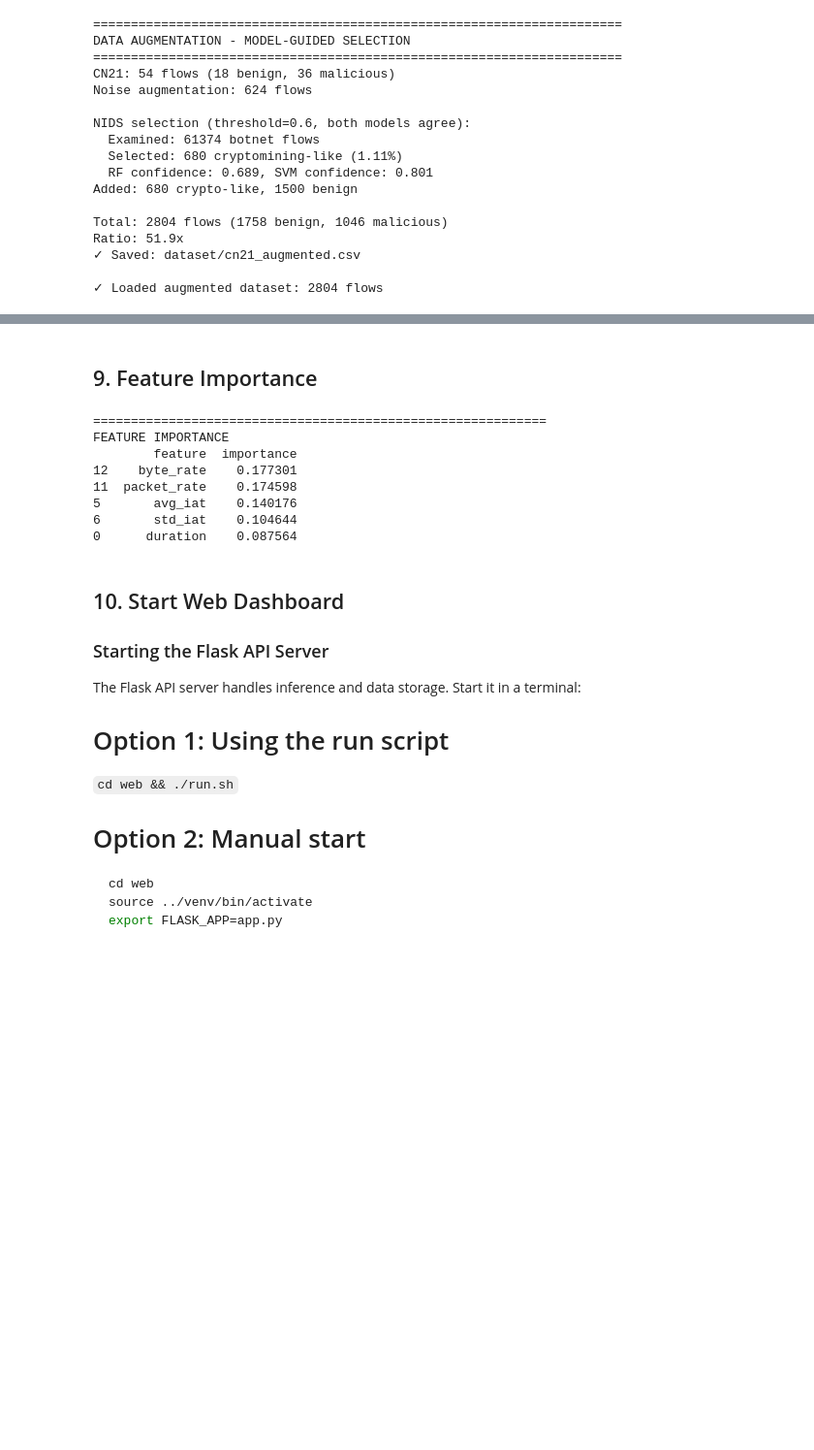
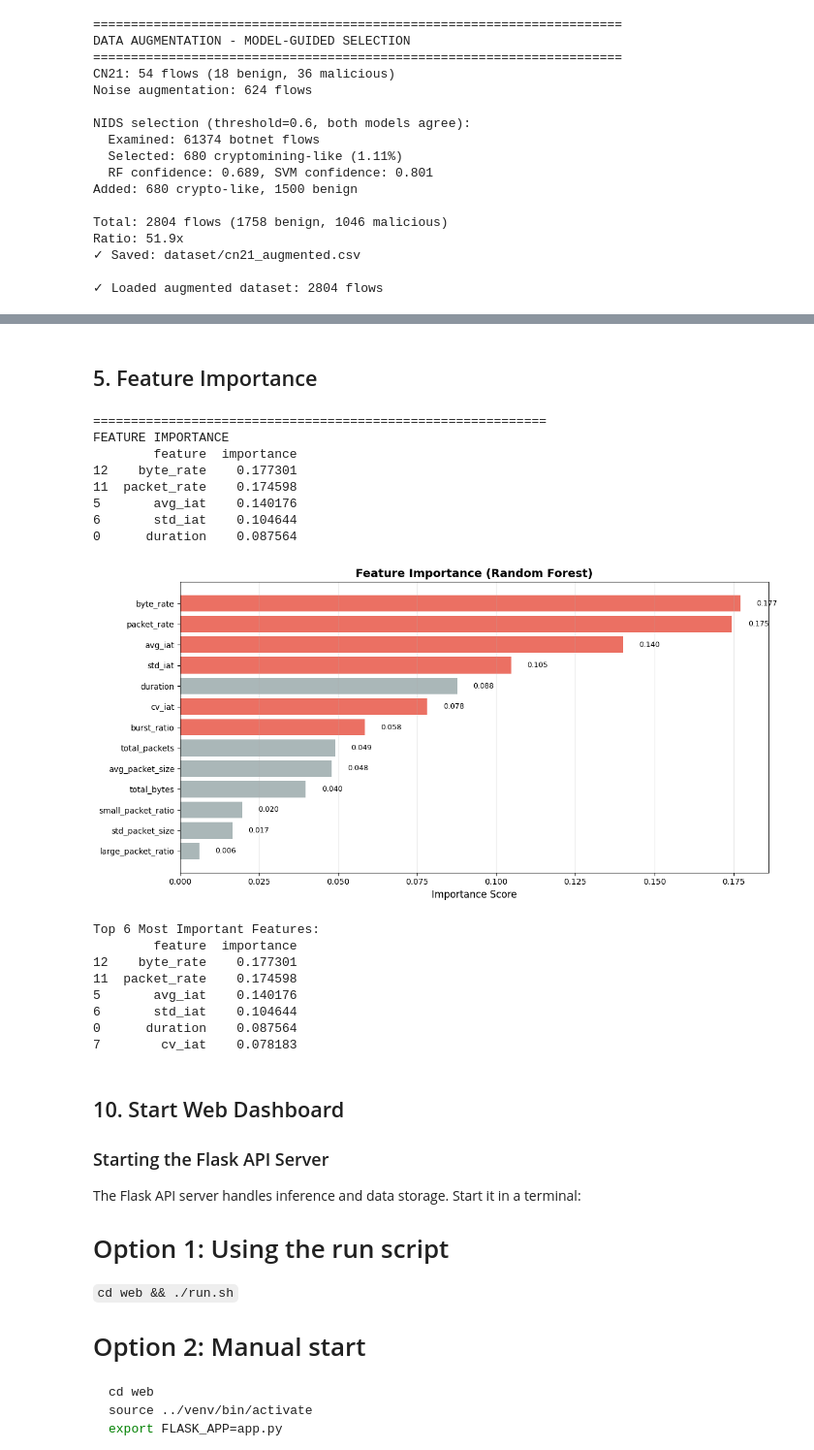
Before and after one commit to johnsony0/Astra, a Jupyter notebook: pipeline.ipynb, the cells around one changed output, grey strips where cells are left out. Shown at 97% size. Cells and saved outputs as stored; diff of their text form; code cells hidden in the pictures; blank space fills up the shorter version.

```diff
--- a/pipeline.ipynb
+++ b/pipeline.ipynb
@@ -221,5 +118,5 @@ SVM Confusion Matrix:
 # %% [markdown]
-## 9. Feature Importance
+## 5. Feature Importance
 # %%
 print("=" * 60)
 print("FEATURE IMPORTANCE")
@@ -237,6 +134,39 @@ FEATURE IMPORTANCE
 5       avg_iat    0.140176
 6       std_iat    0.104644
 0      duration    0.087564
+# %%
+# Create bar chart
+plt.figure(figsize=(12, 6))
+colors = ['#e74c3c' if feat in important_features else '#95a5a6'
+          for feat in importances['feature']]
+
+bars = plt.barh(range(len(importances)), importances['importance'], color=colors, alpha=0.8)
+plt.yticks(range(len(importances)), importances['feature'])
+plt.xlabel('Importance Score', fontsize=12)
+plt.title('Feature Importance (Random Forest)', fontsize=14, fontweight='bold')
+plt.gca().invert_yaxis()  # Highest importance at top
+plt.grid(True, alpha=0.3, axis='x')
+
+# Add value labels on bars
+for i, (idx, row) in enumerate(importances.iterrows()):
+    plt.text(row['importance'] + 0.005, i, f"{row['importance']:.3f}",
+             va='center', fontsize=9)
+
+plt.tight_layout()
+plt.show()
+
+print("\nTop 6 Most Important Features:")
+print(importances.head(6))
+# %% [output]
+[figure, added]
+Top 6 Most Important Features:
+        feature  importance
+12    byte_rate    0.177301
+11  packet_rate    0.174598
+5       avg_iat    0.140176
+6       std_iat    0.104644
+0      duration    0.087564
+7        cv_iat    0.078183
 # %% [markdown]
 ## 10. Start Web Dashboard
 
```
Also changed, not shown: parts of 5 cells of this notebook, 10 other files.
